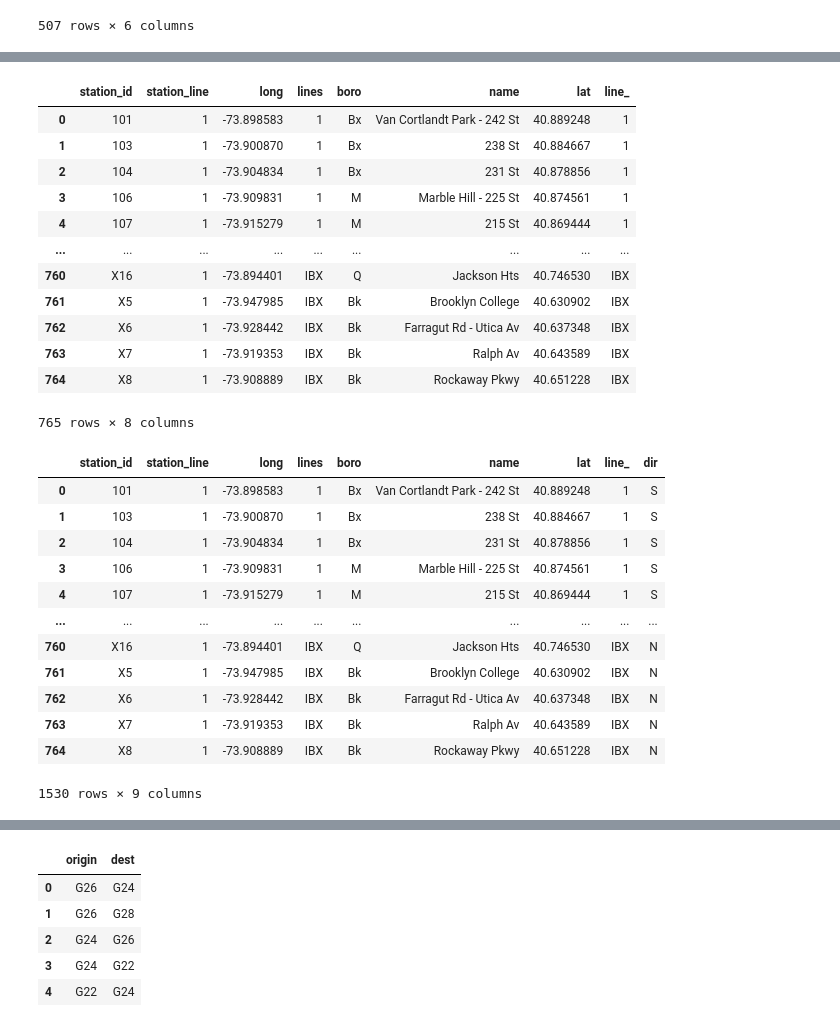
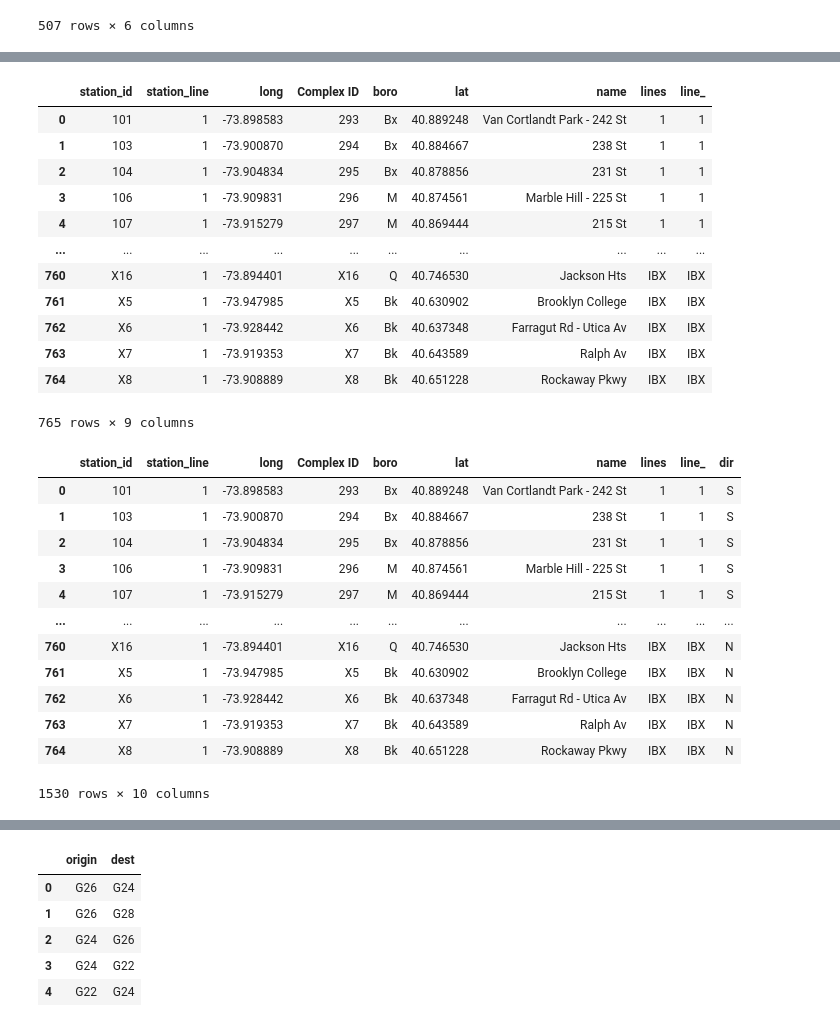
Before and after one commit to CUSPADS2022IBX/IBXRidership, a Jupyter notebook: Network Processing/subway_platform_network - wIBX.ipynb, the cells around one changed output, grey strips where cells are left out. Cells and saved outputs as stored; diff of their text form; code cells hidden in the pictures.

Commit message:
added station complexes

```diff
--- a/Network Processing/subway_platform_network - wIBX.ipynb
+++ b/Network Processing/subway_platform_network - wIBX.ipynb
@@ -33,3 +33,8 @@ Stations
 # %%
 #filter out Staten Island, as its rail network is unconnected with the rest of the network
 Stations = Stations.loc[Stations['boro'] != 'SI']
+# %%
+#for mega-stations (complexes) which are currently represented as 2 separate station nodes, we need to create 1 new node to connect them to each
+#other and serve as the station node for subsequent analysis. We will use the Complex ID
+sts = pd.read_csv(r'C:\Users\Gabriel\OneDrive\CUSP\Spring 2022 Classes\ADS\IBX Project\IBXRidership\Turnstile Data Processing\stations_list (1).csv')
+sts.head()
@@ -35,0 +48,4 @@ Stations = Stations.loc[Stations['boro'] != 'SI']
+# %%
+#check the merge
+Stations = pd.merge(Stations, sts[['GTFS Stop ID','Complex ID']], how='left',left_on='id',right_on='GTFS Stop ID', indicator=True)
+Stations._merge.value_counts()
@@ -35,0 +72,13 @@ Stations = Stations.loc[Stations['boro'] != 'SI']
+# %%
+#manually set South Ferry Loop Complex ID to 635
+Stations.loc[Stations['name'] == 'South Ferry Loop','Complex ID'] = 635
+
+Stations['Complex ID'].fillna(0,inplace=True)
+Stations['Complex ID'] = Stations['Complex ID'].astype(int)
+
+#Set the IBX Complex IDs same as their id
+Stations.loc[(Stations['_merge'] == 'left_only') & (Stations['lines'] == 'IBX'),'Complex ID'] = Stations.loc[(Stations['_merge'] == 'left_only') & (Stations['lines'] == 'IBX'),'id']
+
+#drop the unnecessary columns
+Stations.drop(['_merge','GTFS Stop ID'],axis=1,inplace=True)
+Stations.head()
@@ -59,40 +115,40 @@ stli.reset_index(inplace=True)
 stli.rename({'id':'station_id'},axis=1,inplace=True)
 stli
 # %% [output]
-|  | station_id | station_line | long | lines | boro | name | lat | line_ |
-| 0 | 101 | 1 | -73.898583 | 1 | Bx | Van Cortlandt Park - 242 St | 40.889248 | 1 |
-| 1 | 103 | 1 | -73.900870 | 1 | Bx | 238 St | 40.884667 | 1 |
-| 2 | 104 | 1 | -73.904834 | 1 | Bx | 231 St | 40.878856 | 1 |
-| 3 | 106 | 1 | -73.909831 | 1 | M | Marble Hill - 225 St | 40.874561 | 1 |
-| 4 | 107 | 1 | -73.915279 | 1 | M | 215 St | 40.869444 | 1 |
-| ... | ... | ... | ... | ... | ... | ... | ... | ... |
-| 760 | X16 | 1 | -73.894401 | IBX | Q | Jackson Hts | 40.746530 | IBX |
-| 761 | X5 | 1 | -73.947985 | IBX | Bk | Brooklyn College | 40.630902 | IBX |
-| 762 | X6 | 1 | -73.928442 | IBX | Bk | Farragut Rd - Utica Av | 40.637348 | IBX |
-| 763 | X7 | 1 | -73.919353 | IBX | Bk | Ralph Av | 40.643589 | IBX |
-| 764 | X8 | 1 | -73.908889 | IBX | Bk | Rockaway Pkwy | 40.651228 | IBX |
+|  | station_id | station_line | long | Complex ID | boro | lat | name | lines | line_ |
+| 0 | 101 | 1 | -73.898583 | 293 | Bx | 40.889248 | Van Cortlandt Park - 242 St | 1 | 1 |
+| 1 | 103 | 1 | -73.900870 | 294 | Bx | 40.884667 | 238 St | 1 | 1 |
+| 2 | 104 | 1 | -73.904834 | 295 | Bx | 40.878856 | 231 St | 1 | 1 |
+| 3 | 106 | 1 | -73.909831 | 296 | M | 40.874561 | Marble Hill - 225 St | 1 | 1 |
+| 4 | 107 | 1 | -73.915279 | 297 | M | 40.869444 | 215 St | 1 | 1 |
+| ... | ... | ... | ... | ... | ... | ... | ... | ... | ... |
+| 760 | X16 | 1 | -73.894401 | X16 | Q | 40.746530 | Jackson Hts | IBX | IBX |
+| 761 | X5 | 1 | -73.947985 | X5 | Bk | 40.630902 | Brooklyn College | IBX | IBX |
+| 762 | X6 | 1 | -73.928442 | X6 | Bk | 40.637348 | Farragut Rd - Utica Av | IBX | IBX |
+| 763 | X7 | 1 | -73.919353 | X7 | Bk | 40.643589 | Ralph Av | IBX | IBX |
+| 764 | X8 | 1 | -73.908889 | X8 | Bk | 40.651228 | Rockaway Pkwy | IBX | IBX |
-765 rows × 8 columns
+765 rows × 9 columns
 # %%
 #each station-line has 2 platforms for trains going in both directions, so we can duplicate the table
 pfs = pd.concat([stli]*2)
 #create a new columns to distinguish north and south-bound trains, add South designation to half of the rows
 pfs['dir'] = 'N'
-pfs.iloc[:stli.shape[0],8] = 'S'
+pfs.iloc[:stli.shape[0],9] = 'S'
 pfs
 # %% [output]
-|  | station_id | station_line | long | lines | boro | name | lat | line_ | dir |
-| 0 | 101 | 1 | -73.898583 | 1 | Bx | Van Cortlandt Park - 242 St | 40.889248 | 1 | S |
-| 1 | 103 | 1 | -73.900870 | 1 | Bx | 238 St | 40.884667 | 1 | S |
-| 2 | 104 | 1 | -73.904834 | 1 | Bx | 231 St | 40.878856 | 1 | S |
-| 3 | 106 | 1 | -73.909831 | 1 | M | Marble Hill - 225 St | 40.874561 | 1 | S |
-| 4 | 107 | 1 | -73.915279 | 1 | M | 215 St | 40.869444 | 1 | S |
-| ... | ... | ... | ... | ... | ... | ... | ... | ... | ... |
-| 760 | X16 | 1 | -73.894401 | IBX | Q | Jackson Hts | 40.746530 | IBX | N |
-| 761 | X5 | 1 | -73.947985 | IBX | Bk | Brooklyn College | 40.630902 | IBX | N |
-| 762 | X6 | 1 | -73.928442 | IBX | Bk | Farragut Rd - Utica Av | 40.637348 | IBX | N |
-| 763 | X7 | 1 | -73.919353 | IBX | Bk | Ralph Av | 40.643589 | IBX | N |
-| 764 | X8 | 1 | -73.908889 | IBX | Bk | Rockaway Pkwy | 40.651228 | IBX | N |
+|  | station_id | station_line | long | Complex ID | boro | lat | name | lines | line_ | dir |
+| 0 | 101 | 1 | -73.898583 | 293 | Bx | 40.889248 | Van Cortlandt Park - 242 St | 1 | 1 | S |
+| 1 | 103 | 1 | -73.900870 | 294 | Bx | 40.884667 | 238 St | 1 | 1 | S |
+| 2 | 104 | 1 | -73.904834 | 295 | Bx | 40.878856 | 231 St | 1 | 1 | S |
+| 3 | 106 | 1 | -73.909831 | 296 | M | 40.874561 | Marble Hill - 225 St | 1 | 1 | S |
+| 4 | 107 | 1 | -73.915279 | 297 | M | 40.869444 | 215 St | 1 | 1 | S |
+| ... | ... | ... | ... | ... | ... | ... | ... | ... | ... | ... |
+| 760 | X16 | 1 | -73.894401 | X16 | Q | 40.746530 | Jackson Hts | IBX | IBX | N |
+| 761 | X5 | 1 | -73.947985 | X5 | Bk | 40.630902 | Brooklyn College | IBX | IBX | N |
+| 762 | X6 | 1 | -73.928442 | X6 | Bk | 40.637348 | Farragut Rd - Utica Av | IBX | IBX | N |
+| 763 | X7 | 1 | -73.919353 | X7 | Bk | 40.643589 | Ralph Av | IBX | IBX | N |
+| 764 | X8 | 1 | -73.908889 | X8 | Bk | 40.651228 | Rockaway Pkwy | IBX | IBX | N |
-1530 rows × 9 columns
+1530 rows × 10 columns
 # %%
 #create platform_id field based on station_id + line + dir
 pfs['pf_id'] = pfs['station_id'] + '-' + pfs['line_'] + '-' + pfs['dir']
```
Also changed, not shown: parts of 26 cells of this notebook.
